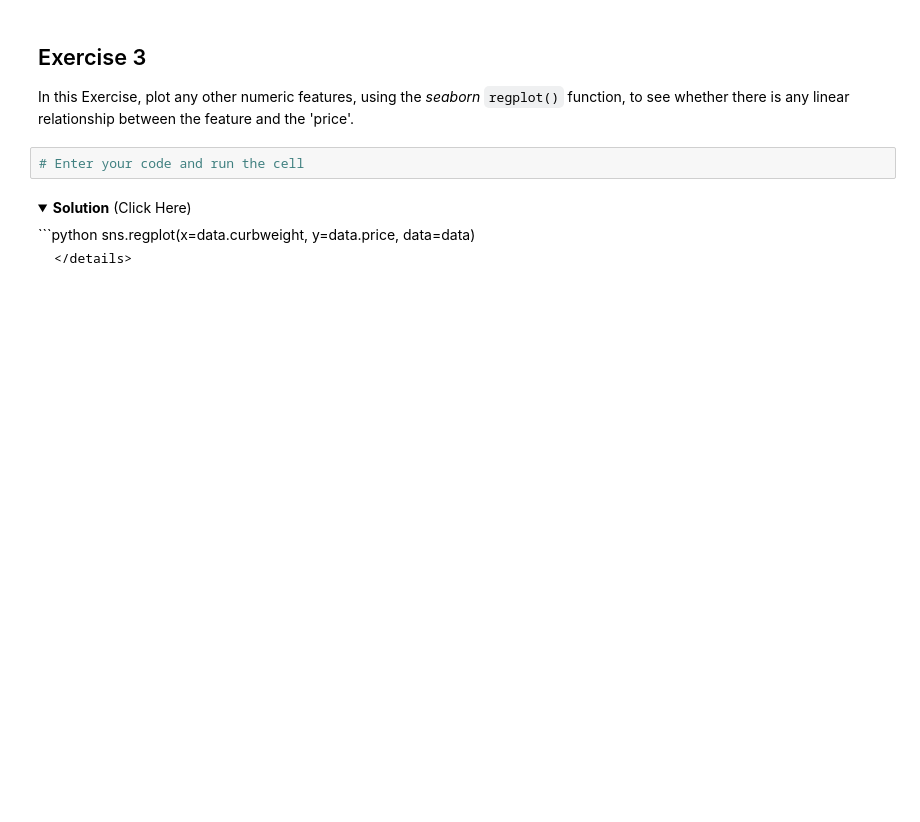
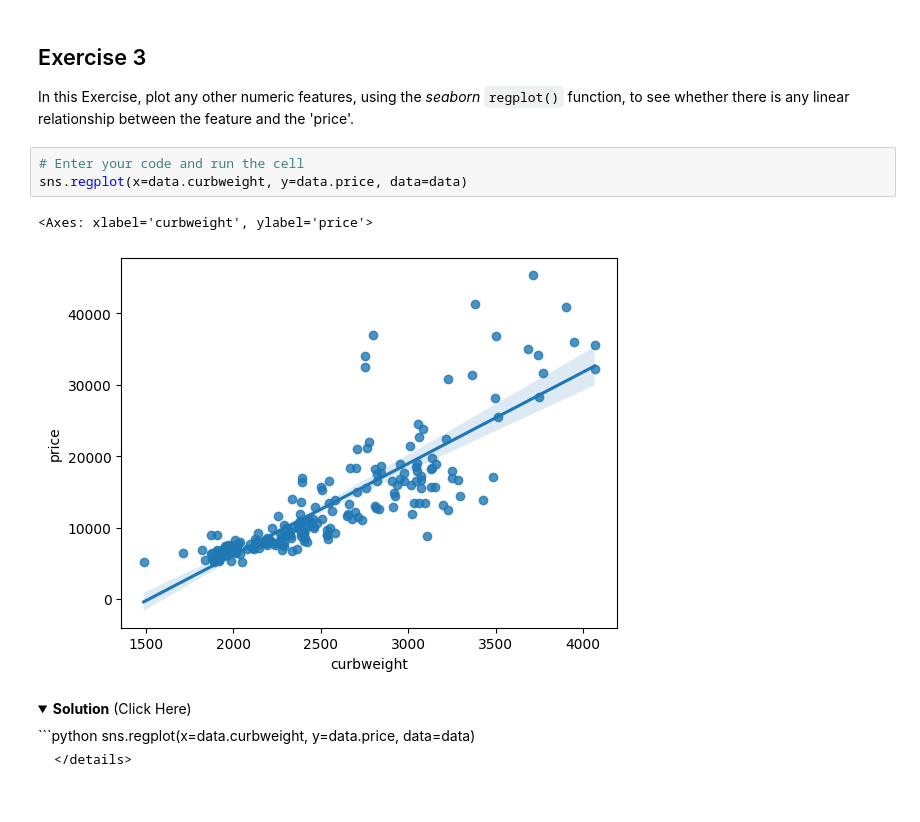
Before and after one commit to shaulamarquez/IBM-Machine-Learning, a Jupyter notebook: 02 Supervised Machine Learning Regression/02 Practice Lab Linear Regression/Practice Lab Linear Regression.ipynb, the cells around one changed output. Drawn from its saved outputs; the diff is of its cells as text; folded sections open; blank space fills up the shorter version.

```diff
--- a/02 Supervised Machine Learning Regression/02 Practice Lab Linear Regression/Practice Lab Linear Regression.ipynb
+++ b/02 Supervised Machine Learning Regression/02 Practice Lab Linear Regression/Practice Lab Linear Regression.ipynb
@@ -459,6 +449,10 @@ sns.regplot(x=data.horsepower, y=data.price, ax=ax2);
 In this Exercise, plot any other numeric features, using the *seaborn* `regplot()` function, to see whether there is any linear relationship between the feature and the 'price'.
 # %%
 # Enter your code and run the cell
+sns.regplot(x=data.curbweight, y=data.price, data=data)
+# %% [output]
+<Axes: xlabel='curbweight', ylabel='price'>
+[figure, added]
 # %% [markdown]
 <details>
 <summary><strong>Solution</strong> (Click Here)</summary>
```
Also changed, not shown: parts of 35 cells of this notebook.
